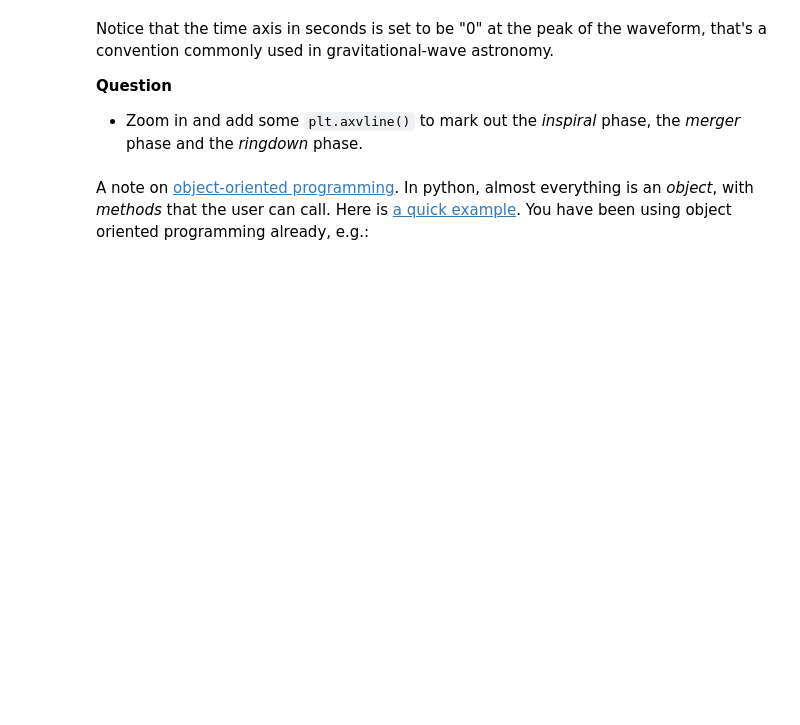
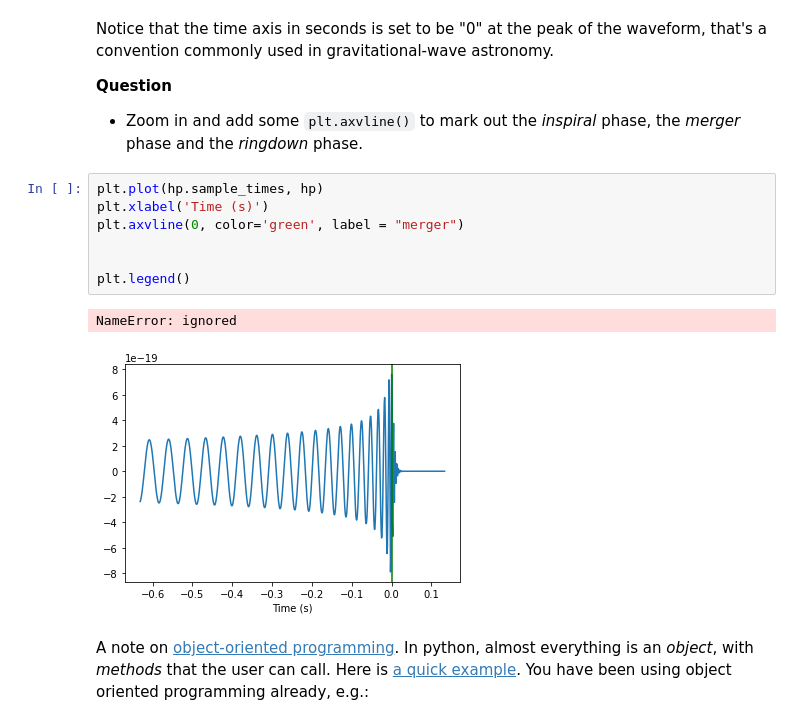
Before and after one commit to Clarke-Jools-36/GWAstro, a Jupyter notebook: chapter2.ipynb, the cells around one changed output. Cells and saved outputs as stored; diff of their text form; blank space fills up the shorter version.

```diff
--- a/chapter2.ipynb
+++ b/chapter2.ipynb
@@ -63,6 +64,16 @@ Notice that the time axis in seconds is set to be "0" at the peak of the wavefor
 
 **Question**
 - Zoom in and add some `plt.axvline()` to mark out the _inspiral_ phase, the _merger_ phase and the _ringdown_ phase.
+# %%
+plt.plot(hp.sample_times, hp)
+plt.xlabel('Time (s)')
+plt.axvline(0, color='green', label = "merger")
+
+
+plt.legend()
+# %% [output]
+NameError: ignored
+[figure, added]
 # %% [markdown]
 A note on [object-oriented programming](https://en.wikipedia.org/wiki/Object-oriented_programming). In python, almost everything is an _object_, with _methods_ that the user can call. Here is [a quick example](https://towardsdatascience.com/understand-o-o-p-in-python-with-one-article-bfa76f3ba48c). You have been using object oriented programming already, e.g.:
 # %%
```
Also changed, not shown: parts of 5 cells of this notebook.
